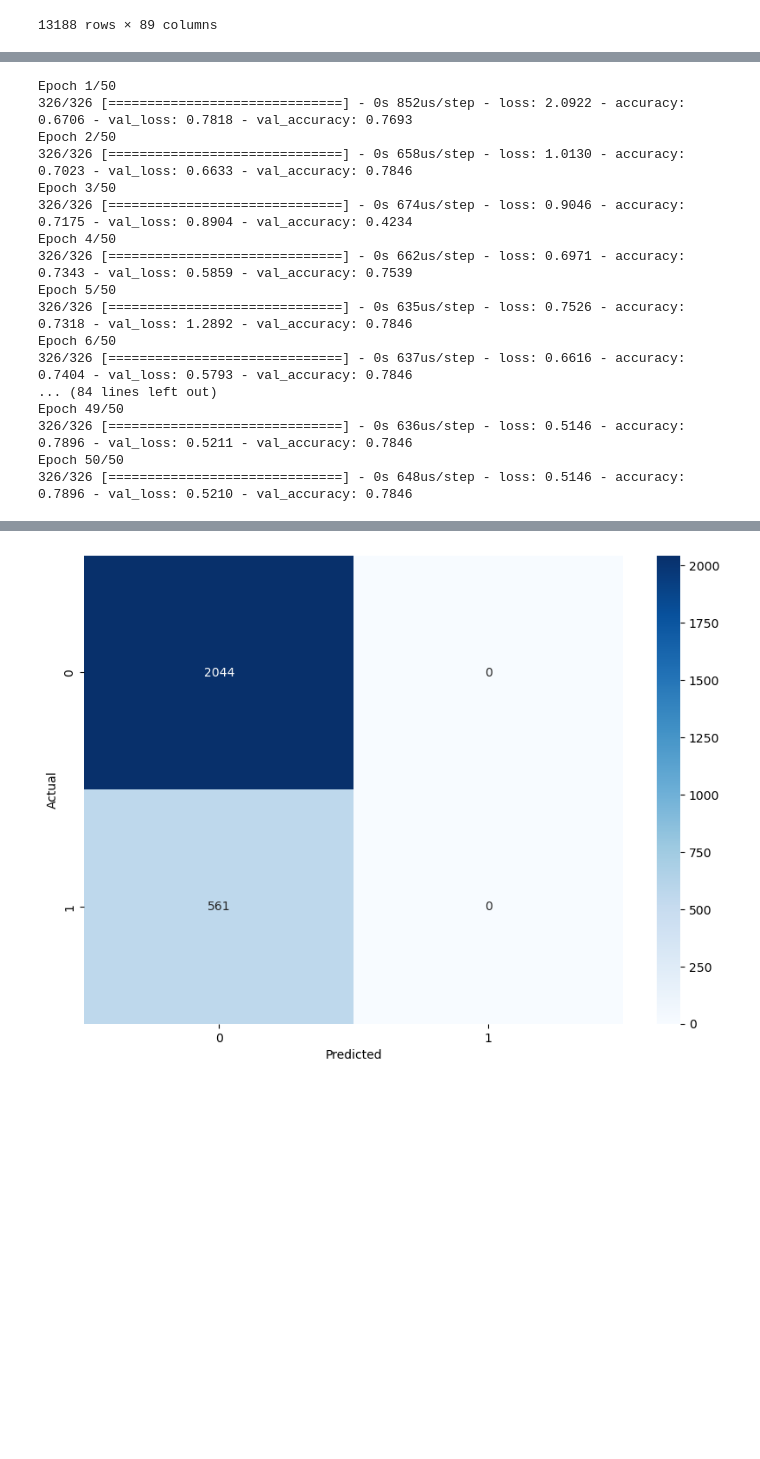
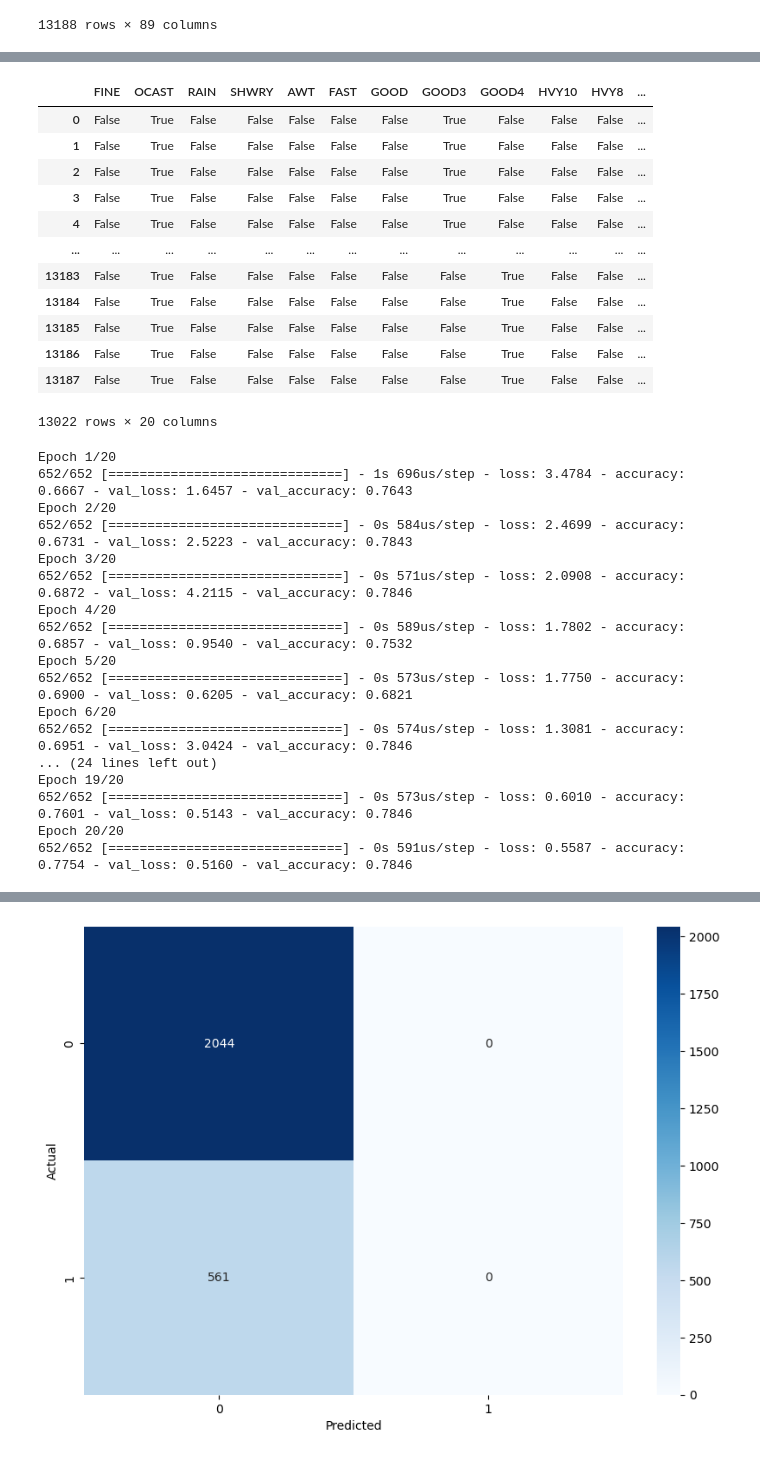
Before and after one commit to w-attson/bookie-on-bookies, a Jupyter notebook: horsies_nn_expanded.ipynb, the cells around one changed output, grey strips where cells are left out. Drawn from its saved outputs; the diff is of its cells as text; code cells hidden in the pictures; blank space fills up the shorter version.

```diff
--- a/horsies_nn_expanded.ipynb
+++ b/horsies_nn_expanded.ipynb
@@ -158,7 +168,21 @@ clusters_plot
 # Convert finishingPosition to binary: 1 if the horse placed (1-4), 0 otherwise
 X['finishingPosition'] = X['finishingPosition'].apply(lambda x: 1 if 1.0 <= x <= 3.0 else 0)
 # %%
-# things to do
+X
+# %% [output]
+|  | FINE | OCAST | RAIN | SHWRY | AWT | FAST | GOOD | GOOD3 | GOOD4 | HVY10 | HVY8 | ... |
+| 0 | False | True | False | False | False | False | False | True | False | False | False | ... |
+| 1 | False | True | False | False | False | False | False | True | False | False | False | ... |
+| 2 | False | True | False | False | False | False | False | True | False | False | False | ... |
+| 3 | False | True | False | False | False | False | False | True | False | False | False | ... |
+| 4 | False | True | False | False | False | False | False | True | False | False | False | ... |
+| ... | ... | ... | ... | ... | ... | ... | ... | ... | ... | ... | ... | ... |
+| 13183 | False | True | False | False | False | False | False | False | True | False | False | ... |
+| 13184 | False | True | False | False | False | False | False | False | True | False | False | ... |
+| 13185 | False | True | False | False | False | False | False | False | True | False | False | ... |
+| 13186 | False | True | False | False | False | False | False | False | True | False | False | ... |
+| 13187 | False | True | False | False | False | False | False | False | True | False | False | ... |
+13022 rows × 20 columns
 # %%
 from sklearn.model_selection import train_test_split
 
@@ -192,25 +216,31 @@ model.add(Dense(1, activation='sigmoid'))  # Output layer
 # Compile the model
 model.compile(loss='binary_crossentropy', optimizer='adam', metrics=['accuracy'])
 # %%
-history = model.fit(X_train, y_train, epochs=50, batch_size=32, validation_data=(X_test, y_test))
+history = model.fit(
+    X_train,
+    y_train,
+    epochs=20,
+    batch_size=16,
+    validation_data=(X_test, y_test)
+)
 # %% [output]
-Epoch 1/50
-326/326 [==============================] - 0s 852us/step - loss: 2.0922 - accuracy: 0.6706 - val_loss: 0.7818 - val_accuracy: 0.7693
-Epoch 2/50
-326/326 [==============================] - 0s 658us/step - loss: 1.0130 - accuracy: 0.7023 - val_loss: 0.6633 - val_accuracy: 0.7846
-Epoch 3/50
-326/326 [==============================] - 0s 674us/step - loss: 0.9046 - accuracy: 0.7175 - val_loss: 0.8904 - val_accuracy: 0.4234
-Epoch 4/50
-326/326 [==============================] - 0s 662us/step - loss: 0.6971 - accuracy: 0.7343 - val_loss: 0.5859 - val_accuracy: 0.7539
-Epoch 5/50
-326/326 [==============================] - 0s 635us/step - loss: 0.7526 - accuracy: 0.7318 - val_loss: 1.2892 - val_accuracy: 0.7846
-Epoch 6/50
-326/326 [==============================] - 0s 637us/step - loss: 0.6616 - accuracy: 0.7404 - val_loss: 0.5793 - val_accuracy: 0.7846
-... (84 lines left out)
-Epoch 49/50
-326/326 [==============================] - 0s 636us/step - loss: 0.5146 - accuracy: 0.7896 - val_loss: 0.5211 - val_accuracy: 0.7846
-Epoch 50/50
-326/326 [==============================] - 0s 648us/step - loss: 0.5146 - accuracy: 0.7896 - val_loss: 0.5210 - val_accuracy: 0.7846
+Epoch 1/20
+652/652 [==============================] - 1s 696us/step - loss: 3.4784 - accuracy: 0.6667 - val_loss: 1.6457 - val_accuracy: 0.7643
+Epoch 2/20
+652/652 [==============================] - 0s 584us/step - loss: 2.4699 - accuracy: 0.6731 - val_loss: 2.5223 - val_accuracy: 0.7843
+Epoch 3/20
+652/652 [==============================] - 0s 571us/step - loss: 2.0908 - accuracy: 0.6872 - val_loss: 4.2115 - val_accuracy: 0.7846
+Epoch 4/20
+652/652 [==============================] - 0s 589us/step - loss: 1.7802 - accuracy: 0.6857 - val_loss: 0.9540 - val_accuracy: 0.7532
+Epoch 5/20
+652/652 [==============================] - 0s 573us/step - loss: 1.7750 - accuracy: 0.6900 - val_loss: 0.6205 - val_accuracy: 0.6821
+Epoch 6/20
+652/652 [==============================] - 0s 574us/step - loss: 1.3081 - accuracy: 0.6951 - val_loss: 3.0424 - val_accuracy: 0.7846
+... (24 lines left out)
+Epoch 19/20
+652/652 [==============================] - 0s 573us/step - loss: 0.6010 - accuracy: 0.7601 - val_loss: 0.5143 - val_accuracy: 0.7846
+Epoch 20/20
+652/652 [==============================] - 0s 591us/step - loss: 0.5587 - accuracy: 0.7754 - val_loss: 0.5160 - val_accuracy: 0.7846
 # %%
 loss, accuracy = model.evaluate(X_test, y_test)
 print(f"Test Loss: {loss:.4f}")
```
Also changed, not shown: parts of 22 cells of this notebook, 1 other file.
